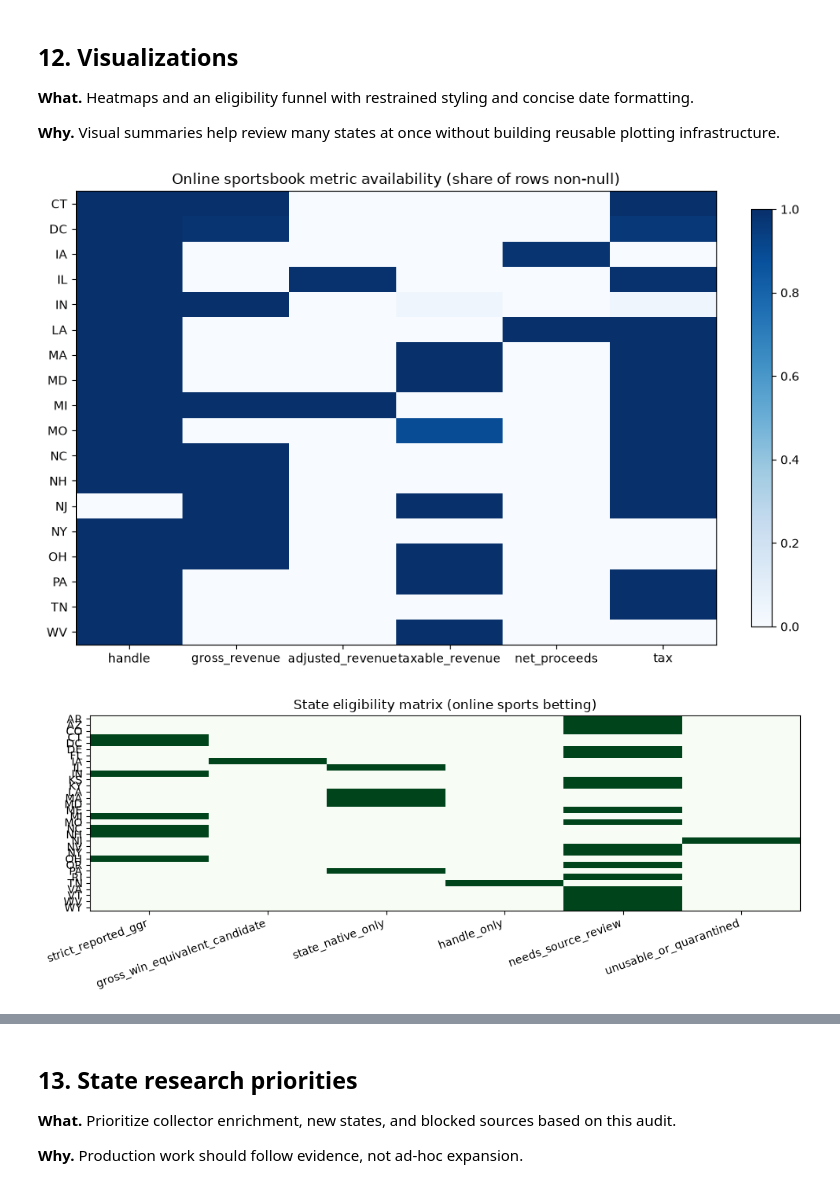
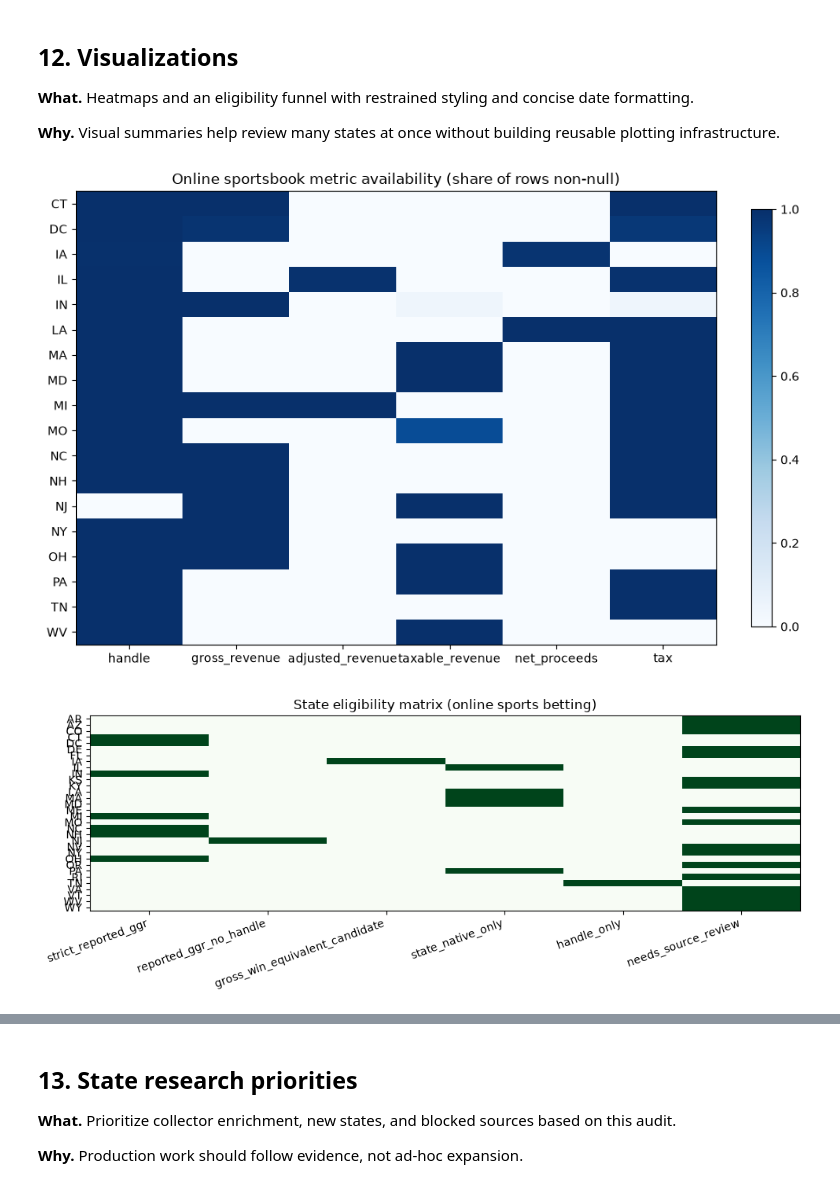
Before and after one commit to seangelb/researchOS, a Jupyter notebook: notebooks/42_cross_state_metric_contract_walkthrough.ipynb, the cells around one changed output, grey strips where cells are left out. Drawn from its saved outputs; the diff is of its cells as text; code cells hidden in the pictures.

Commit message:
Refresh cross-state methodology after NJ repair
Co-authored-by: Cursor <cursoragent@cursor.com>

```diff
--- a/notebooks/42_cross_state_metric_contract_walkthrough.ipynb
+++ b/notebooks/42_cross_state_metric_contract_walkthrough.ipynb
@@ -411,8 +411,8 @@ CANONICAL_BASIS = {
     "net_proceeds", "handle_only", "unknown",
 }
 COMPARISON_CLASS = {
-    "strict_reported_ggr", "gross_win_equivalent_candidate", "state_native_only",
-    "handle_only", "unusable_or_quarantined", "needs_source_review",
+    "strict_reported_ggr", "reported_ggr_no_handle", "gross_win_equivalent_candidate",
+    "state_native_only", "handle_only", "unusable_or_quarantined", "needs_source_review",
 }
 
 coverage_urls = (
@@ -493,14 +493,14 @@ manual_rows = [
         timing_basis="unknown", promotion_treatment="unknown", comparison_class="strict_reported_ggr",
         handle_eligible=True, revenue_trend_eligible=True, hold_eligible=True, operator_share_eligible=True,
         evidence_note="Monthly GGR with handle.", uncertainty="Timing basis not verified here."),
-    # NJ quarantined in current snapshot
+    # NJ reported GGR without handle (replay completed and promoted)
     contract_row(state_code="NJ", vertical="online_sports_betting", channel="online", valid_from=None, valid_to=None,
-        native_frequency="monthly", reported_revenue_name="GGR", canonical_basis="unknown",
-        timing_basis="unknown", promotion_treatment="unknown", comparison_class="unusable_or_quarantined",
-        handle_eligible=False, revenue_trend_eligible=False, hold_eligible=False, operator_share_eligible=False,
-        evidence_note="Parser repair committed; current DB snapshot has corrupted GGR magnitudes and no handle. "
-        "Controlled replay can replace GGR but official reports do not publish handle.",
-        uncertainty="Recollection fixes GGR only; hold remains impossible. GGR trends/operator share possible after approved DB replacement."),
+        native_frequency="monthly", reported_revenue_name="GGR", canonical_basis="gross_win_before_promotions",
+        timing_basis="unknown", promotion_treatment="unknown", comparison_class="reported_ggr_no_handle",
+        handle_eligible=False, revenue_trend_eligible=True, hold_eligible=False, operator_share_eligible=True,
+        evidence_note="Controlled replay produced 1,422 valid operator GGR rows across 98 continuous months; "
+        "official NJ sportsbook reports do not provide handle.",
+        uncertainty="Handle remains unavailable; hold and handle-dependent comparisons are permanently out of scope."),
     contract_row(state_code="NJ", vertical="online_casino", channel="online", valid_from=None, valid_to=None,
         native_frequency="monthly", reported_revenue_name="GGR", canonical_basis="gross_win_before_promotions",
         timing_basis="unknown", promotion_treatment="unknown", comparison_class="needs_source_review",
@@ -1024,8 +1066,8 @@ plt.show()
 
 elig = metric_contract.loc[metric_contract["vertical"] == "online_sports_betting"].copy()
 class_order = [
-    "strict_reported_ggr", "gross_win_equivalent_candidate", "state_native_only",
-    "handle_only", "needs_source_review", "unusable_or_quarantined",
+    "strict_reported_ggr", "reported_ggr_no_handle", "gross_win_equivalent_candidate",
+    "state_native_only", "handle_only", "needs_source_review", "unusable_or_quarantined",
 ]
 elig["comparison_class"] = pd.Categorical(elig["comparison_class"], categories=class_order, ordered=True)
 elig_matrix = pd.crosstab(elig["state_code"], elig["comparison_class"])
@@ -1048,34 +1090,34 @@ handle_ggr_states = sorted(
         & sports_period["handle"].notna()
         & (sports_period["handle"] > 0)
         & (sports_period["revenue_basis"] == "GGR"),
         "state_code",
     ].unique()
 )
 common_month_count = len(common_month_cohort)
 funnel = pd.Series(
     {
         "All source-inventory sportsbook states": len(inventory_sports),
         "States with normalized observations": len(observed_sports),
         "States with monthly observations": len(monthly_states),
         "States with monthly handle + GGR": len(handle_ggr_states),
         f"States available in {COMMON_MONTH:%Y-%m}": common_month_count,
         "Strict common-month cohort": common_month_count,
     }
 )
 fig, ax = plt.subplots(figsize=(7, 4))
 colors = ["#d9ead3", "#cfe2f3", "#b6d7a8", "#93c47d", "#6aa84f", "#38761d"]
 ax.barh(funnel.index, funnel.values, color=colors[: len(funnel)])
 for i, v in enumerate(funnel.values):
     ax.text(v + 0.1, i, str(v), va="center")
 ax.set_xlabel("State count")
 ax.set_title(f"Eligibility funnel: online sports betting ({COMMON_MONTH:%Y-%m} common month)")
 ax.spines["top"].set_visible(False)
 ax.spines["right"].set_visible(False)
 fig.tight_layout()
 plt.show()
 # %% [output]
 [figure]
-[figure, old version]
+[figure, new version]
 [figure]
 # %% [markdown]
 ## 13. State research priorities
```
Also changed, not shown: parts of 13 cells of this notebook.
